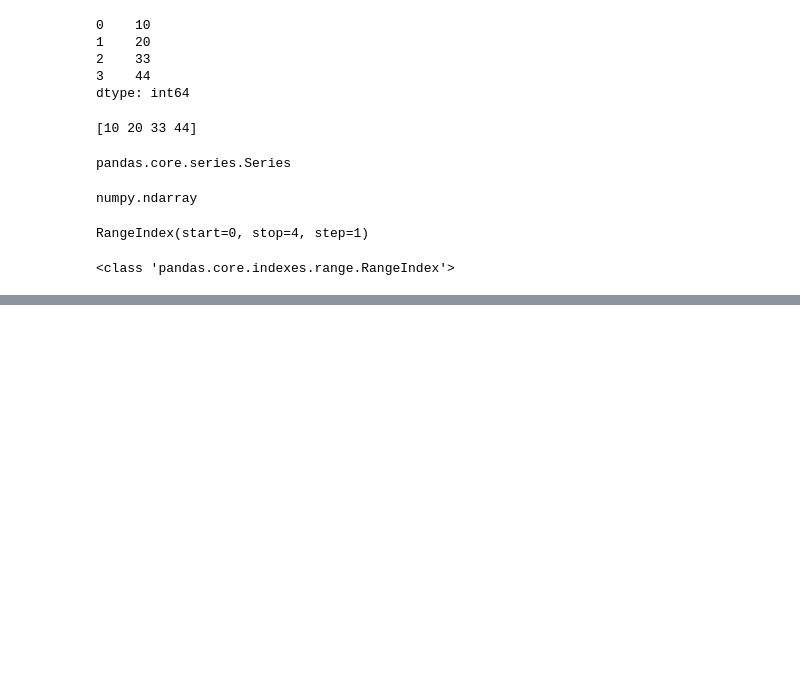
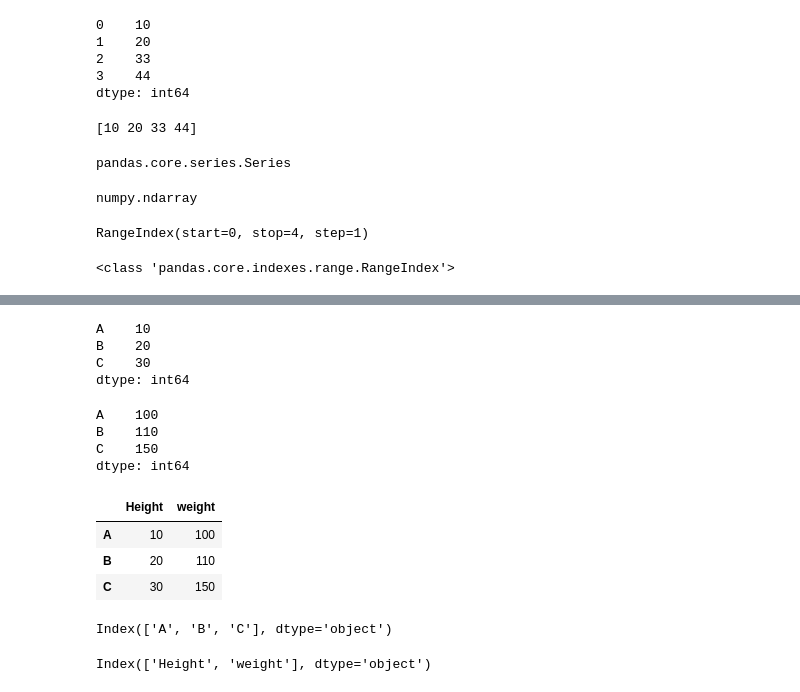
Before and after one commit to Pepcoders/Data-Science-January, a Jupyter notebook: Pandas/Pandas.ipynb, the cells around one changed output, grey strips where cells are left out. Saved outputs shown, nothing was run; the diff lists cells and outputs as text; code cells hidden in the pictures; blank space fills up the shorter version.

```diff
--- a/Pandas/Pandas.ipynb
+++ b/Pandas/Pandas.ipynb
@@ -47,0 +107,2 @@ dtype: int64
+# %%
+height = pd.Series(height_dict)
@@ -47,0 +116,4 @@ dtype: int64
+# %%
+weight_dict = {'A':100,'B':110,'C':150}
+# %%
+weight = pd.Series(weight_dict)
@@ -47,0 +174,31 @@ dtype: int64
+# %%
+height
+# %% [output]
+A    10
+B    20
+C    30
+dtype: int64
+# %%
+weight
+# %% [output]
+A    100
+B    110
+C    150
+dtype: int64
+# %%
+df = pd.DataFrame({'Height':height,'weight':weight})
+# %%
+df
+# %% [output]
+|  | Height | weight |
+| A | 10 | 100 |
+| B | 20 | 110 |
+| C | 30 | 150 |
+# %%
+print(df.index)
+# %% [output]
+Index(['A', 'B', 'C'], dtype='object')
+# %%
+print(df.columns)
+# %% [output]
+Index(['Height', 'weight'], dtype='object')
```
Also changed, not shown: parts of 29 cells of this notebook.
